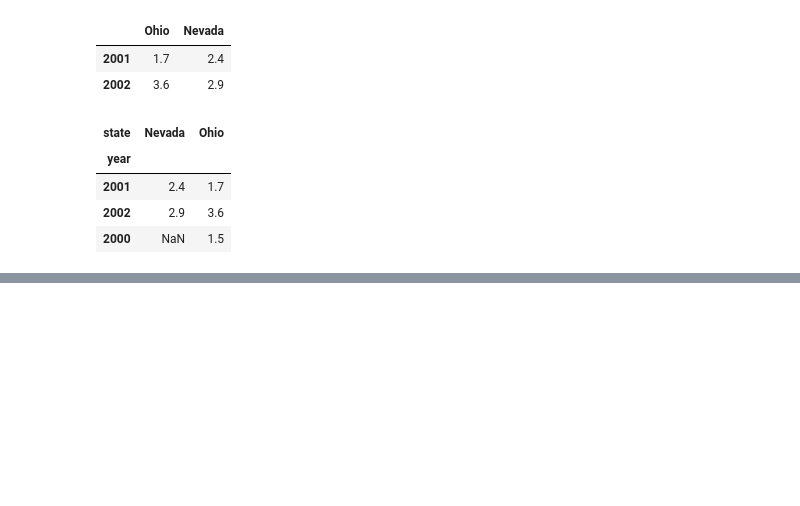
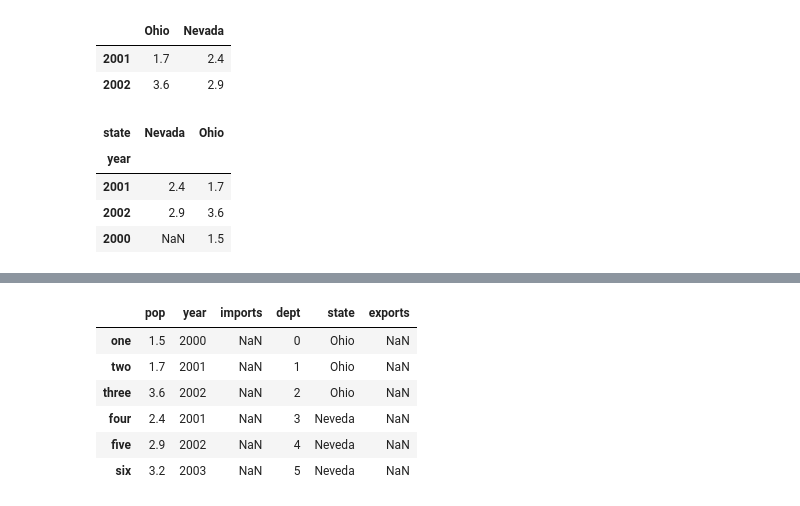
Before and after one commit to kamranajabbar/pandas, a Jupyter notebook: class_02.ipynb, the cells around one changed output, grey strips where cells are left out. Cells and saved outputs as stored; diff of their text form; code cells hidden in the pictures; blank space fills up the shorter version.

```diff
--- a/class_02.ipynb
+++ b/class_02.ipynb
@@ -293,0 +325,10 @@ df3
+# %%
+frame2.dept = np.arange(6)
+print("The frame is", end="\n")
+print(frame2, end="\n\n")
+
+print("The row indices are", end="\n")
+print(frame2.index, end="\n\n")
+
+print("The col indices are", end="\n")
+print(frame2.columns, end="\n\n")
@@ -293,0 +365,12 @@ df3
+# %%
+#Columns can be re-index
+reindex_frame = frame2.reindex(columns=['pop','year','imports','dept','state','exports'])
+reindex_frame
+# %% [output]
+|  | pop | year | imports | dept | state | exports |
+| one | 1.5 | 2000 | NaN | 0 | Ohio | NaN |
+| two | 1.7 | 2001 | NaN | 1 | Ohio | NaN |
+| three | 3.6 | 2002 | NaN | 2 | Ohio | NaN |
+| four | 2.4 | 2001 | NaN | 3 | Neveda | NaN |
+| five | 2.9 | 2002 | NaN | 4 | Neveda | NaN |
+| six | 3.2 | 2003 | NaN | 5 | Neveda | NaN |
```
Also changed, not shown: parts of 36 cells of this notebook.
